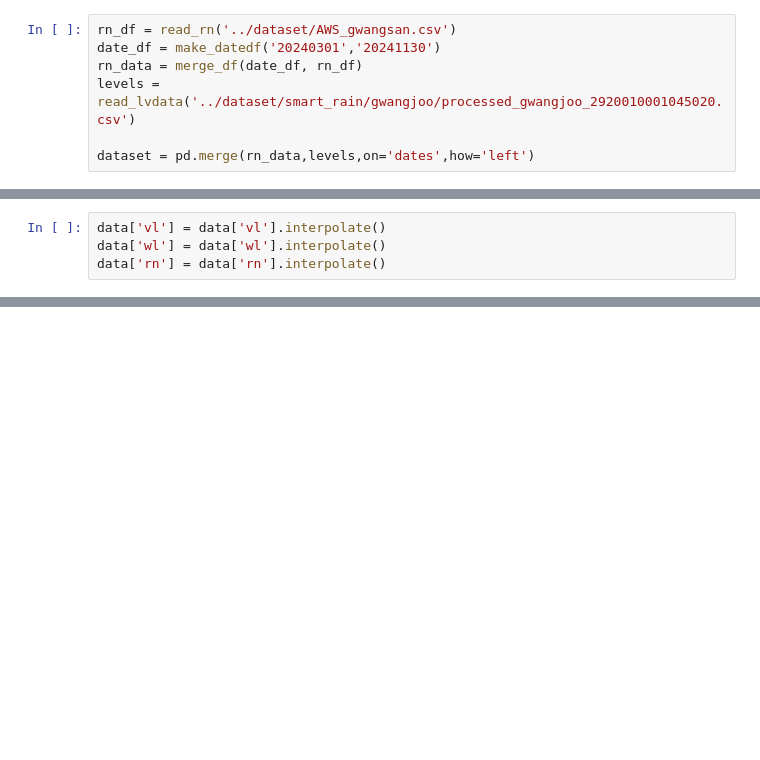
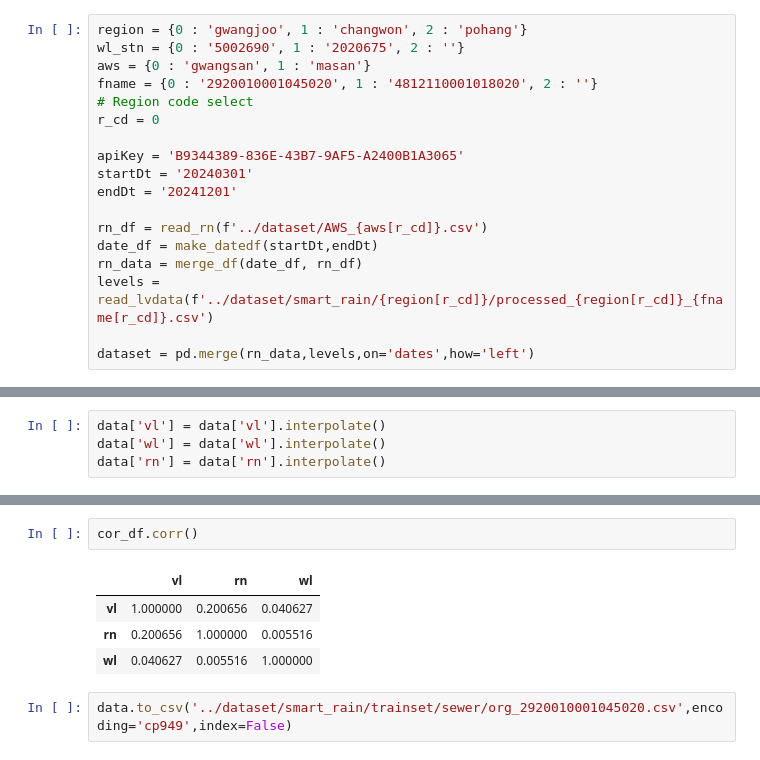
Before and after one commit to avsbdn0406/ai_qc, a Jupyter notebook: dummy_data.ipynb, the cells around one changed output, grey strips where cells are left out. Drawn from its saved outputs; the diff is of its cells as text; blank space fills up the shorter version.

```diff
--- a/dummy_data.ipynb
+++ b/dummy_data.ipynb
@@ -103,10 +104,21 @@ def load_riverlv(startDt, endDt, apiKey, stnCode):
 
     return wl_df
 # %%
-rn_df = read_rn('../dataset/AWS_gwangsan.csv')
-date_df = make_datedf('20240301','20241130')
+region = {0 : 'gwangjoo', 1 : 'changwon', 2 : 'pohang'}
+wl_stn = {0 : '5002690', 1 : '2020675', 2 : ''}
+aws = {0 : 'gwangsan', 1 : 'masan'}
+fname = {0 : '2920010001045020', 1 : '4812110001018020', 2 : ''}
+# Region code select
+r_cd = 0
+
+apiKey = 'B9344389-836E-43B7-9AF5-A2400B1A3065'
+startDt = '20240301'
+endDt = '20241201'
+
+rn_df = read_rn(f'../dataset/AWS_{aws[r_cd]}.csv')
+date_df = make_datedf(startDt,endDt)
 rn_data = merge_df(date_df, rn_df)
-levels = read_lvdata('../dataset/smart_rain/gwangjoo/processed_gwangjoo_2920010001045020.csv')
+levels = read_lvdata(f'../dataset/smart_rain/{region[r_cd]}/processed_{region[r_cd]}_{fname[r_cd]}.csv')
 
 dataset = pd.merge(rn_data,levels,on='dates',how='left')
 # %%
@@ -166,0 +175,9 @@ plt.show()
+# %%
+cor_df.corr()
+# %% [output]
+|  | vl | rn | wl |
+| vl | 1.000000 | 0.200656 | 0.040627 |
+| rn | 0.200656 | 1.000000 | 0.005516 |
+| wl | 0.040627 | 0.005516 | 1.000000 |
+# %%
+data.to_csv('../dataset/smart_rain/trainset/sewer/org_2920010001045020.csv',encoding='cp949',index=False)
```
Also changed, not shown: parts of 15 cells of this notebook, 2 other files.
